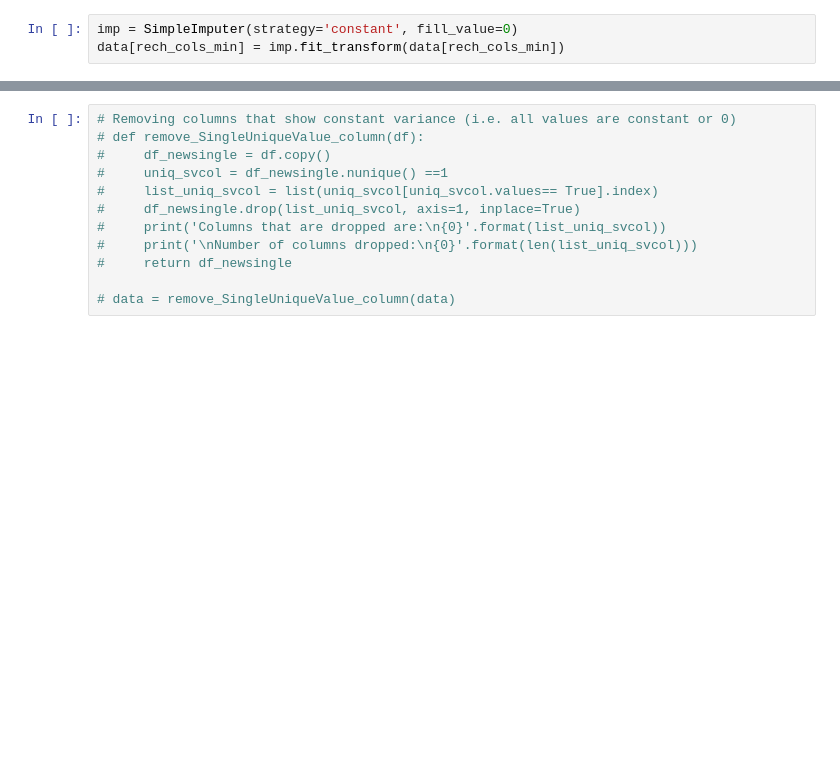
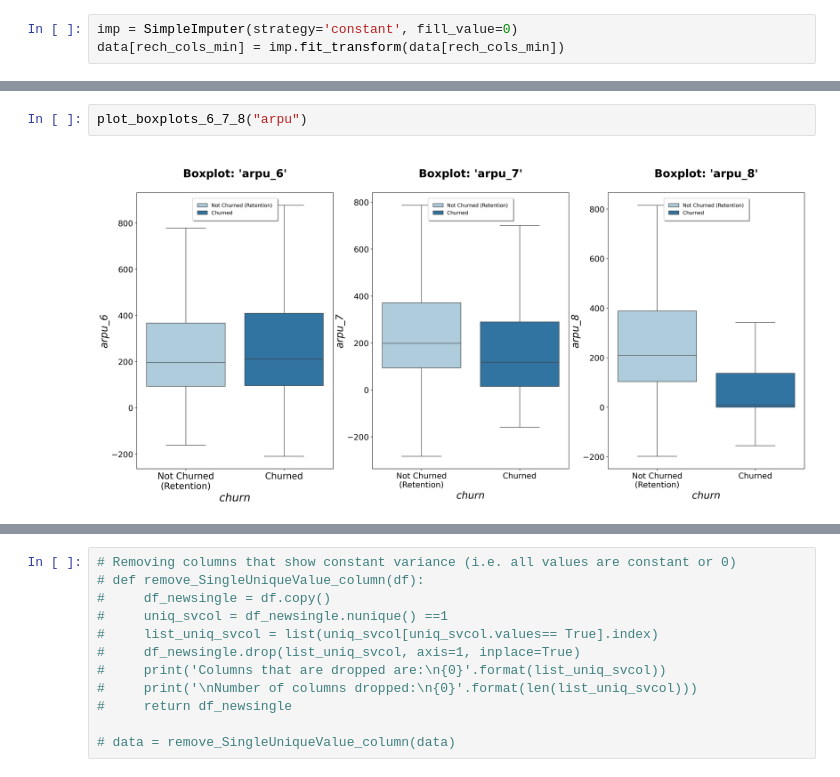
Before and after one commit to RohitKini/TelecomChurn, a Jupyter notebook: Initial.ipynb, the cells around one changed output, grey strips where cells are left out. Drawn from its saved outputs; the diff is of its cells as text; blank space fills up the shorter version.

```diff
--- a/Initial.ipynb
+++ b/Initial.ipynb
@@ -249,0 +322,4 @@ data[rech_cols_min] = imp.fit_transform(data[rech_cols_min])
+# %%
+plot_boxplots_6_7_8("arpu")
+# %% [output]
+[figure, added]
```
Also changed, not shown: parts of 18 cells of this notebook.
